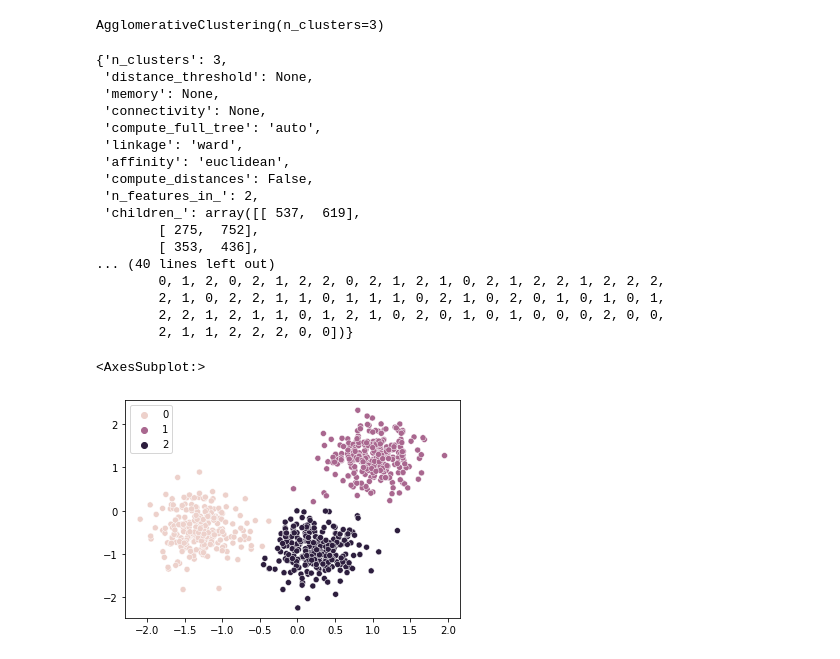
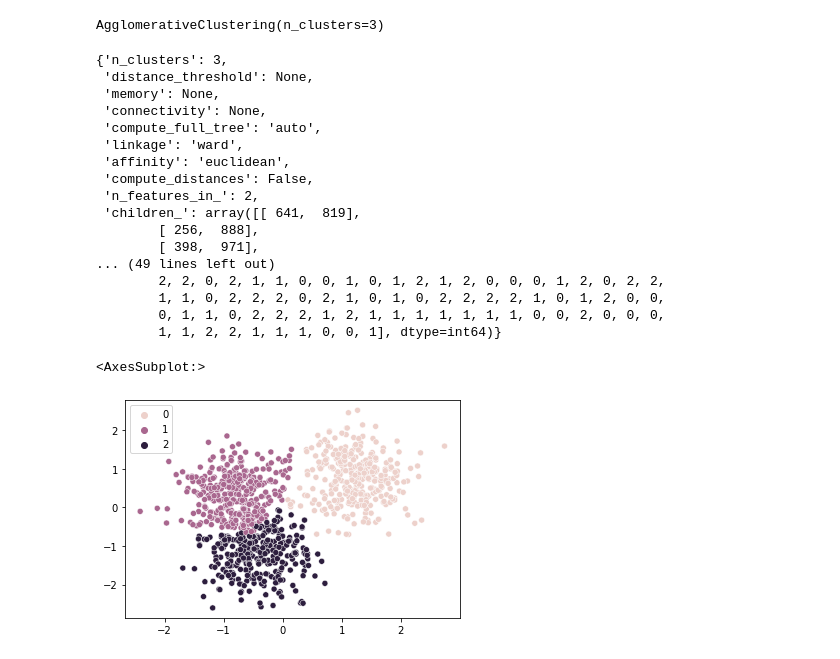
Before and after one commit to iaidarf/DS_tutorials, a Jupyter notebook: notebooks/clustering.ipynb, the cells around one changed output. Saved outputs shown, nothing was run; the diff lists cells and outputs as text; code cells hidden in the pictures.

```diff
--- a/notebooks/clustering.ipynb
+++ b/notebooks/clustering.ipynb
@@ -56,6 +58,4 @@ from sklearn.preprocessing import StandardScaler
 X, y = make_blobs(n_samples=1000, centers=3, cluster_std=2)
-# %%
-X[:, 0] *= 1000
 # %%
 sns.scatterplot(x=X[:, 0], y=X[:, 1], hue=y)
 # %% [output]
@@ -95,0 +64,6 @@ X_test = scaler.transform(X_test)
+# %%
+# Перед моделированием необходимо смаштабировать данные - провести стандартизацию.
+# Для этого в библиотеке sklearn есть функция StandardScaler().
+# Cоздаем объект функции StandardScaler(). Далее, используя fit_transform() преобразуем данные.
+scaler = StandardScaler()
+X = scaler.fit_transform(X)
@@ -101,7 +81,7 @@ from sklearn.cluster import KMeans
 inertias = []
 for i in range(2, 11):
     clst = KMeans(i)
-    clst.fit(X_train)
+    clst.fit(X)
     inertias.append(clst.inertia_)
 # %%
 sns.lineplot(x=range(2, 11), y=inertias, marker='o')
@@ -187,7 +161,7 @@ hierarchy.dendrogram(R)
 from sklearn.cluster import AgglomerativeClustering
 # %%
 clst = AgglomerativeClustering(3)
-clst.fit(X_train)
+clst.fit(X)
 # %% [output]
 AgglomerativeClustering(n_clusters=3)
 # %%
@@ -202,16 +176,18 @@ clst.__dict__
  'affinity': 'euclidean',
  'compute_distances': False,
  'n_features_in_': 2,
- 'children_': array([[ 537,  619],
-        [ 275,  752],
-        [ 353,  436],
-... (40 lines left out)
-        0, 1, 2, 0, 2, 1, 2, 2, 0, 2, 1, 2, 1, 0, 2, 1, 2, 2, 1, 2, 2, 2,
-        2, 1, 0, 2, 2, 1, 1, 0, 1, 1, 1, 0, 2, 1, 0, 2, 0, 1, 0, 1, 0, 1,
-        2, 2, 1, 2, 1, 1, 0, 1, 2, 1, 0, 2, 0, 1, 0, 1, 0, 0, 0, 2, 0, 0,
-        2, 1, 1, 2, 2, 2, 0, 0])}
+ 'children_': array([[ 641,  819],
+        [ 256,  888],
+        [ 398,  971],
+... (49 lines left out)
+        2, 2, 0, 2, 1, 1, 0, 0, 1, 0, 1, 2, 1, 2, 0, 0, 0, 1, 2, 0, 2, 2,
+        1, 1, 0, 2, 2, 2, 0, 2, 1, 0, 1, 0, 2, 2, 2, 2, 1, 0, 1, 2, 0, 0,
+        0, 1, 1, 0, 2, 2, 2, 1, 2, 1, 1, 1, 1, 1, 1, 1, 0, 0, 2, 0, 0, 0,
+        1, 1, 2, 2, 1, 1, 1, 0, 0, 1], dtype=int64)}
 # %%
-sns.scatterplot(x=X_train[:, 0], y=X_train[:, 1], hue=clst.labels_)
+sns.scatterplot(x=X[:, 0], y=X[:, 1], hue=clst.labels_)
+
+# центроидов здесь нет, это значит добавить новые данные не получится, не к чему их "привязать"
 # %% [output]
 <AxesSubplot:>
-[figure, old version]
+[figure, new version]
```
Also changed, not shown: parts of 25 cells of this notebook, 1 other file.
